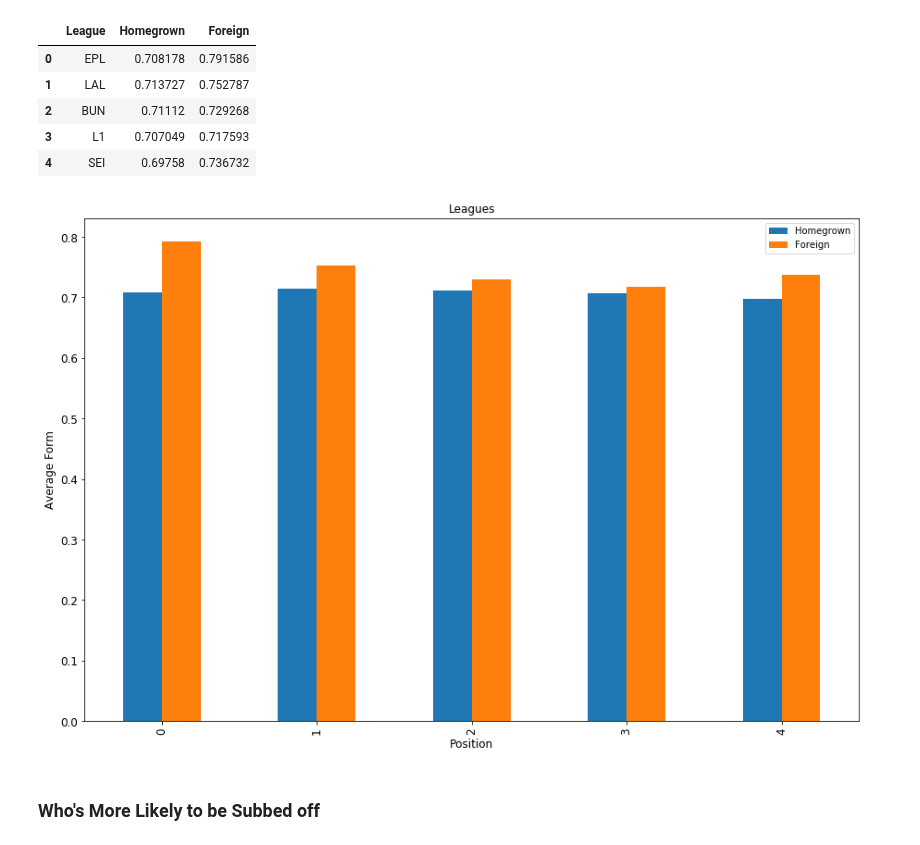
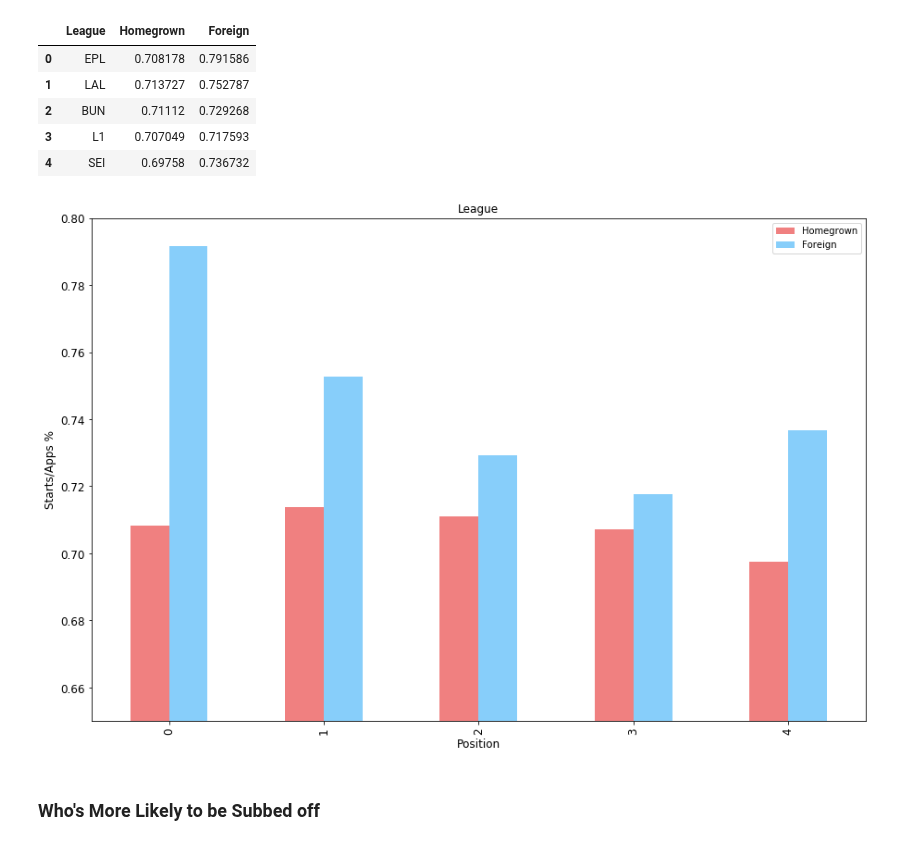
Before and after one commit to markkennedy3/Fifa-vs-Real-Life, a Jupyter notebook: notebooks/analysis/510_RQ2_Analysis.ipynb, the cells around one changed output. Saved outputs shown, nothing was run; the diff lists cells and outputs as text; code cells hidden in the pictures.

```diff
--- a/notebooks/analysis/510_RQ2_Analysis.ipynb
+++ b/notebooks/analysis/510_RQ2_Analysis.ipynb
@@ -13,4 +14,6 @@ from matplotlib.gridspec import GridSpec
 RQ2 = pd.read_csv(('../../data/analysis/RQ2.csv'))
 RQ2 = RQ2.drop('Unnamed: 0', 1)
 RQ2 = RQ2.iloc[1:]
+# %%
+RQ2 = RQ2[['Players','Position','Clubs','league','age','nationality','overall','Continent','Homegrown','Starts/Apps','Subbed Off/Apps','Overall Apps','Average Form','Goals/Apps','Assists/Apps','Clean Sheets/Apps']]
 # %%
@@ -388,12 +639,13 @@ starts.set_value(4,'Foreign',SEIF_starts)
 | 3 | L1 | 0.707049 | 0.717593 |
 | 4 | SEI | 0.69758 | 0.736732 |
 # %%
-ax = starts[['Homegrown','Foreign']].plot(kind='bar', title ="Leagues", figsize=(15, 10), legend=True, fontsize=12)
+ax = starts[['Homegrown','Foreign']].plot(kind='bar', title ="League", figsize=(15, 10), color= ['lightcoral','lightskyblue'],legend=True, fontsize=12)
 ax.set_xlabel("Position", fontsize=12)
-ax.set_ylabel("Average Form", fontsize=12)
+ax.set_ylabel("Starts/Apps %", fontsize=12)
+ax.set_ylim(0.65,0.8)
 plt.show()
 # %% [output]
-[figure, old version]
+[figure, new version]
 # %% [markdown]
 ### Who's More Likely to be Subbed off
 # %%
```
Also changed, not shown: parts of 37 cells of this notebook.
